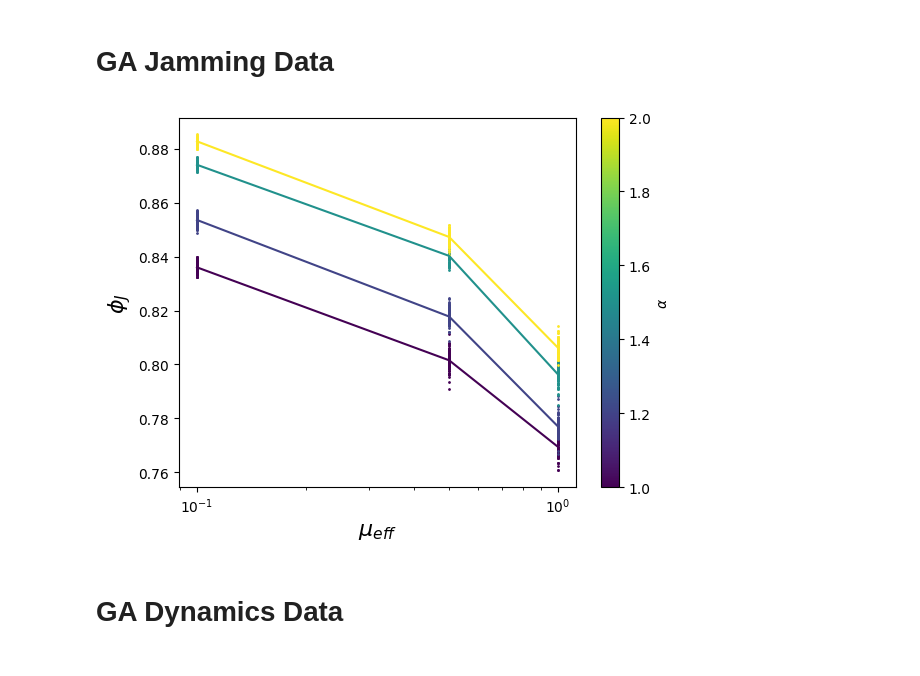
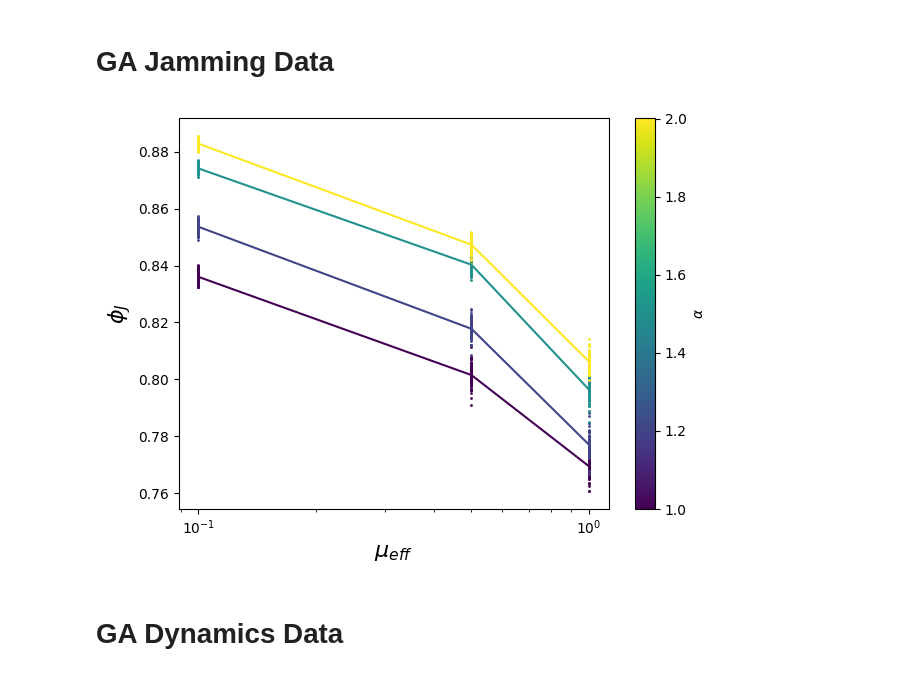
Before and after one commit to mmccraw98/notebooks-spring-26, a Jupyter notebook: 01/grant/analyzing-server-data/test.ipynb, the cells around one changed output. Cells and saved outputs as stored; diff of their text form; code cells hidden in the pictures.

```diff
--- a/01/grant/analyzing-server-data/test.ipynb
+++ b/01/grant/analyzing-server-data/test.ipynb
@@ -46,28 +46,31 @@ sphere_min_save_decade = np.array([sphere_min_save_decade_map[str(w).split('_')[
 # %%
 alpha_norm = plt.Normalize(min(ga_data['alpha']), max(ga_data['alpha']))
 cmap = plt.cm.viridis
 
 for alpha in np.unique(ga_data['alpha']):
     x, y = [], []
     for mu in np.unique(ga_data['mu']):
 
         ga_jam_data_mask = (ga_jam_data['mu'] == mu) & (ga_jam_data['alpha'] == alpha)
         phis = ga_jam_data_true_phi[ga_jam_data_mask]
         plt.scatter([mu] * len(phis), phis, s=1, c=cmap(alpha_norm(alpha)))
 
         x.append(mu)
         y.append(np.mean(phis))
 
     plt.plot(x, y, c=cmap(alpha_norm(alpha)))
 plt.xscale('log')
 plt.xlabel(r'$\mu_{eff}$', fontsize=16)
 plt.ylabel(r'$\phi_J$', fontsize=16)
 
 sm = plt.cm.ScalarMappable(norm=alpha_norm, cmap=cmap)
 sm.set_array(np.unique(ga_data['alpha']))
 cbar = plt.colorbar(sm, ax=plt.gca(), label=r'$\alpha$')
+
+plt.tight_layout()
+plt.savefig('figures/ga/phi-j.png', dpi=600)
 # %% [output]
-[figure, old version]
+[figure, new version]
 # %% [markdown]
 # GA Dynamics Data
 # %%
```
Also changed, not shown: 4 other files.
